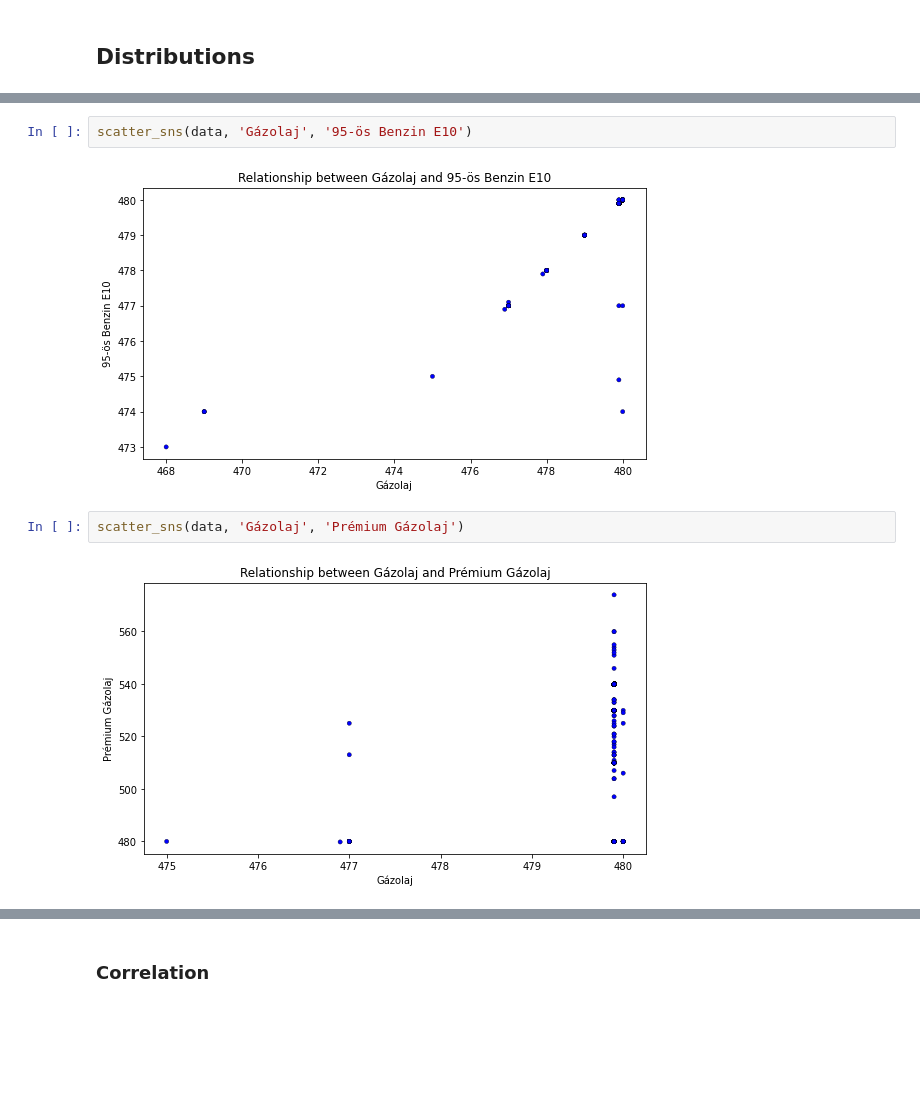
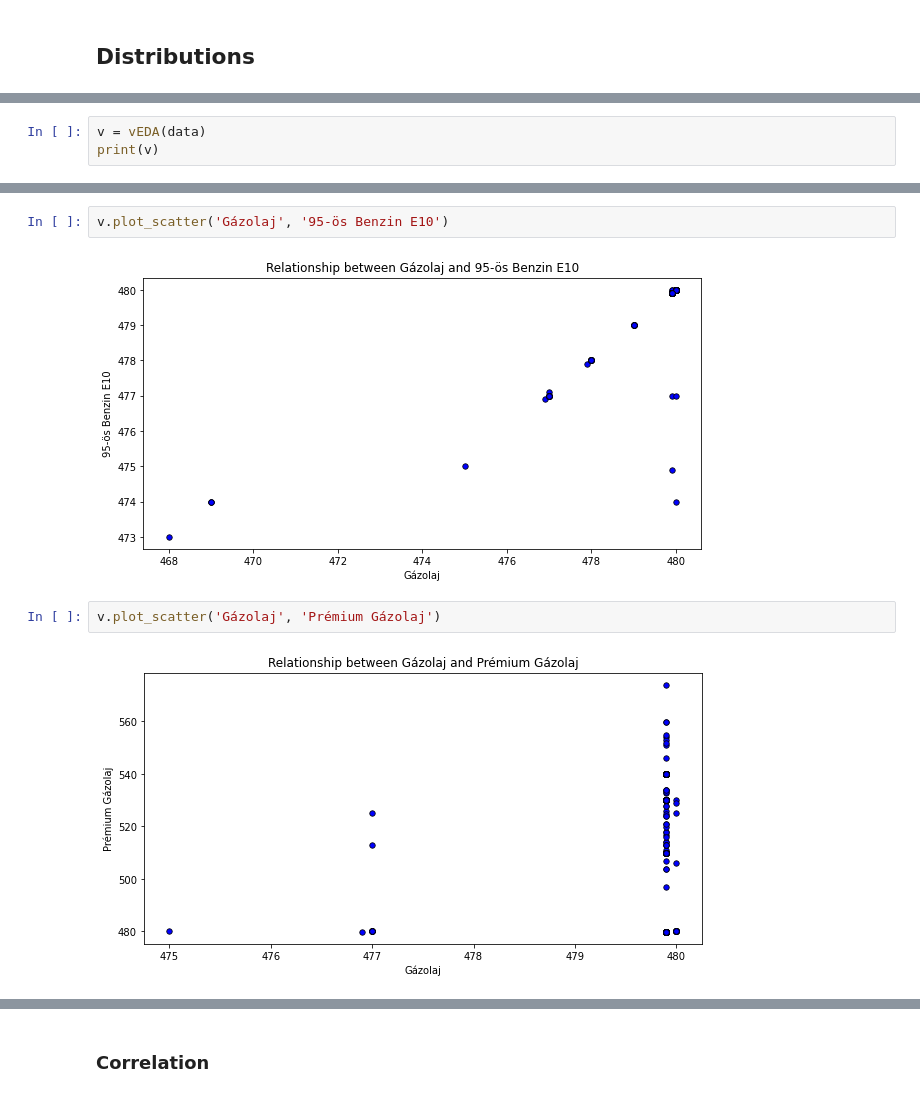
Before and after one commit to kristofrabay/python_practise, a Jupyter notebook: scraping_projects/holtankoljak/analysis.ipynb, the cells around one changed output, grey strips where cells are left out. Cells and saved outputs as stored; diff of their text form; blank space fills up the shorter version.

```diff
--- a/scraping_projects/holtankoljak/analysis.ipynb
+++ b/scraping_projects/holtankoljak/analysis.ipynb
@@ -222,0 +144,3 @@ plot_stations(data, 'brand')
+# %%
+v = vEDA(data)
+print(v)
@@ -248,9 +176,9 @@ for i in ['Gázolaj', 'Prémium Gázolaj', '95-ös Benzin E10', 'Prémium Benzin
 # %%
-scatter_sns(data, 'Gázolaj', '95-ös Benzin E10')
+v.plot_scatter('Gázolaj', '95-ös Benzin E10')
 # %% [output]
-[figure, old version]
+[figure, new version]
 # %%
-scatter_sns(data, 'Gázolaj', 'Prémium Gázolaj')
+v.plot_scatter('Gázolaj', 'Prémium Gázolaj')
 # %% [output]
-[figure, old version]
+[figure, new version]
 # %%
```
Also changed, not shown: parts of 23 cells of this notebook, 2 other files.
